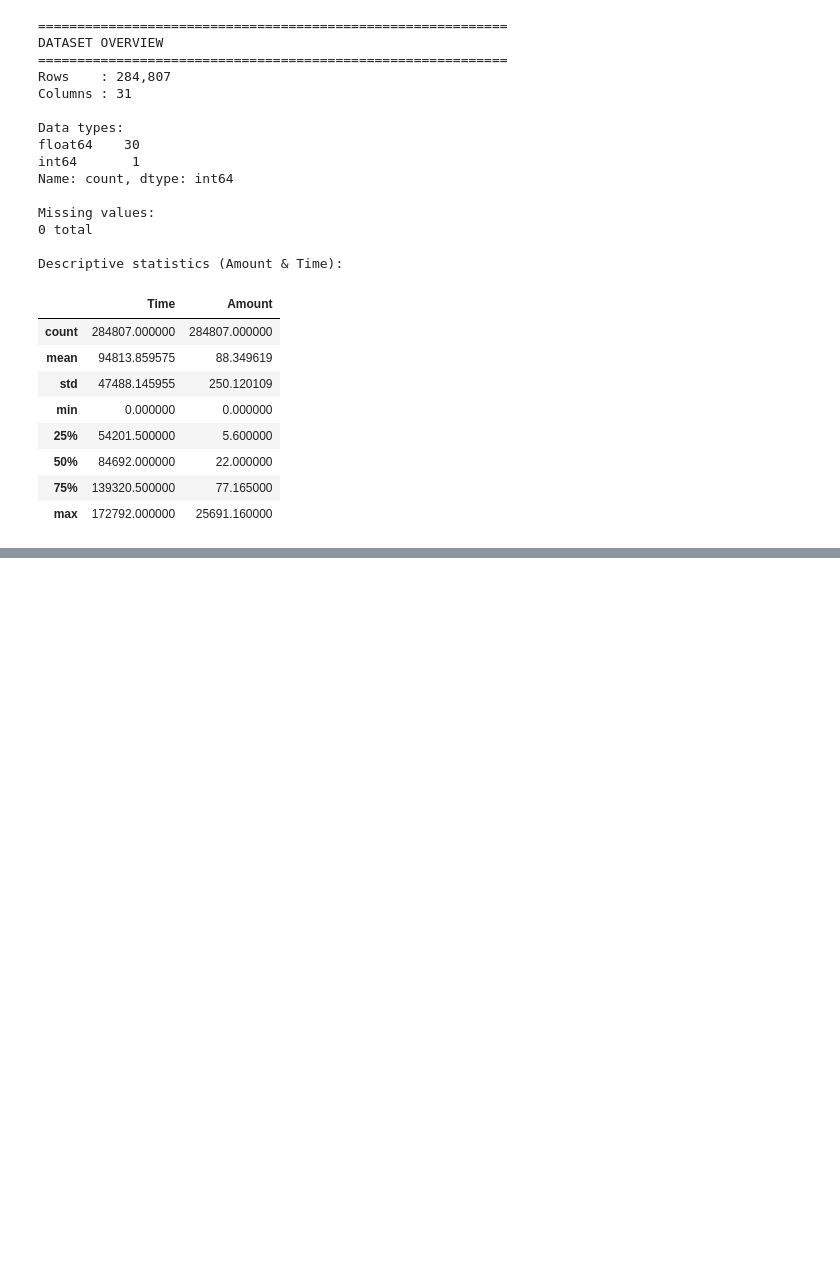
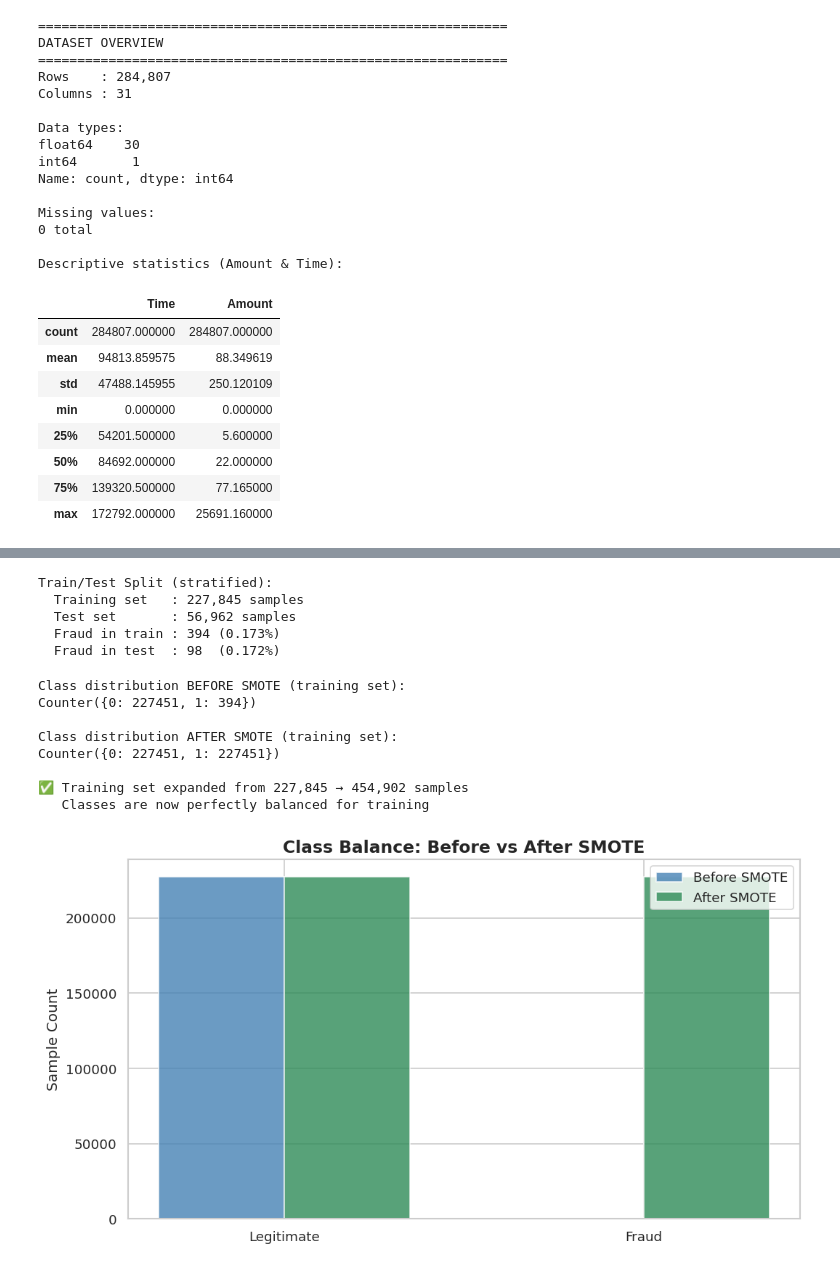
Before and after one commit to ridmikaw/ML-Assignment-Logistic-Regression, a Jupyter notebook: IT22088246.ipynb, the cells around one changed output, grey strips where cells are left out. Cells and saved outputs as stored; diff of their text form; code cells hidden in the pictures; blank space fills up the shorter version.

```diff
--- a/IT22088246.ipynb
+++ b/IT22088246.ipynb
@@ -181,0 +214,67 @@ Descriptive statistics (Amount & Time):
+# %%
+# ── Train / Test Split ─────────────────────────────────
+
+X = df_processed.drop(columns=['Class'])   # feature matrix  (30 columns)
+y = df_processed['Class']                  # target vector   (0 / 1)
+
+X_train, X_test, y_train, y_test = train_test_split(
+    X, y,
+    test_size    = 0.20,           # 80% train, 20% test
+    random_state = RANDOM_STATE,
+    stratify     = y               # keep class ratio identical in both splits
+)
+
+print("Train/Test Split (stratified):")
+print(f"  Training set   : {len(X_train):,} samples")
+print(f"  Test set       : {len(X_test):,} samples")
+print(f"  Fraud in train : {y_train.sum():,} ({y_train.mean()*100:.3f}%)")
+print(f"  Fraud in test  : {y_test.sum():,}  ({y_test.mean()*100:.3f}%)")
+# %% [output]
+Train/Test Split (stratified):
+  Training set   : 227,845 samples
+  Test set       : 56,962 samples
+  Fraud in train : 394 (0.173%)
+  Fraud in test  : 98  (0.172%)
+# %%
+# ── 5.4  Handle Class Imbalance with SMOTE ──────────────────
+# SMOTE (Synthetic Minority Over-sampling Technique)
+
+print("Class distribution BEFORE SMOTE (training set):")
+print(Counter(y_train))
+
+smote = SMOTE(random_state=RANDOM_STATE, k_neighbors=5)
+X_train_sm, y_train_sm = smote.fit_resample(X_train, y_train)
+
+print("\nClass distribution AFTER SMOTE (training set):")
+print(Counter(y_train_sm))
+print(f"\n✅ Training set expanded from {len(X_train):,} → {len(X_train_sm):,} samples")
+print("   Classes are now perfectly balanced for training")
+
+# ── Visualise SMOTE effect ───────────────────────────────────
+labels  = ['Legitimate', 'Fraud']
+before  = [Counter(y_train)[0], Counter(y_train)[1]]
+after   = [Counter(y_train_sm)[0], Counter(y_train_sm)[1]]
+x       = np.arange(len(labels))
+width   = 0.35
+
+fig, ax = plt.subplots(figsize=(9, 5))
+ax.bar(x - width/2, before, width, label='Before SMOTE', color='steelblue', alpha=0.8)
+ax.bar(x + width/2, after,  width, label='After SMOTE',  color='seagreen',  alpha=0.8)
+ax.set_xticks(x)
+ax.set_xticklabels(labels)
+ax.set_title('Class Balance: Before vs After SMOTE', fontsize=14, fontweight='bold')
+ax.set_ylabel('Sample Count')
+ax.legend()
+plt.tight_layout()
+plt.savefig("smote_balance.png", bbox_inches='tight')
+plt.show()
+# %% [output]
+Class distribution BEFORE SMOTE (training set):
+Counter({0: 227451, 1: 394})
+
+Class distribution AFTER SMOTE (training set):
+Counter({0: 227451, 1: 227451})
+
+✅ Training set expanded from 227,845 → 454,902 samples
+   Classes are now perfectly balanced for training
+[figure, added]
```
Also changed, not shown: parts of 7 cells of this notebook.
